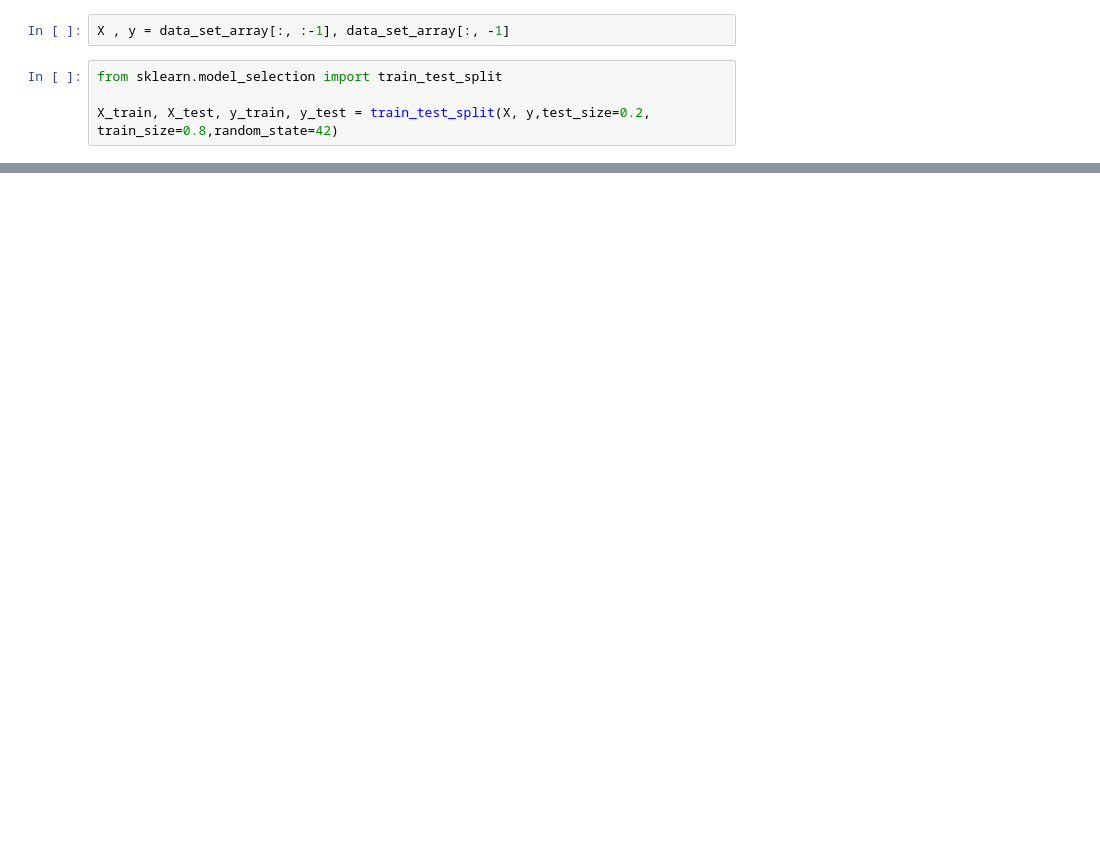
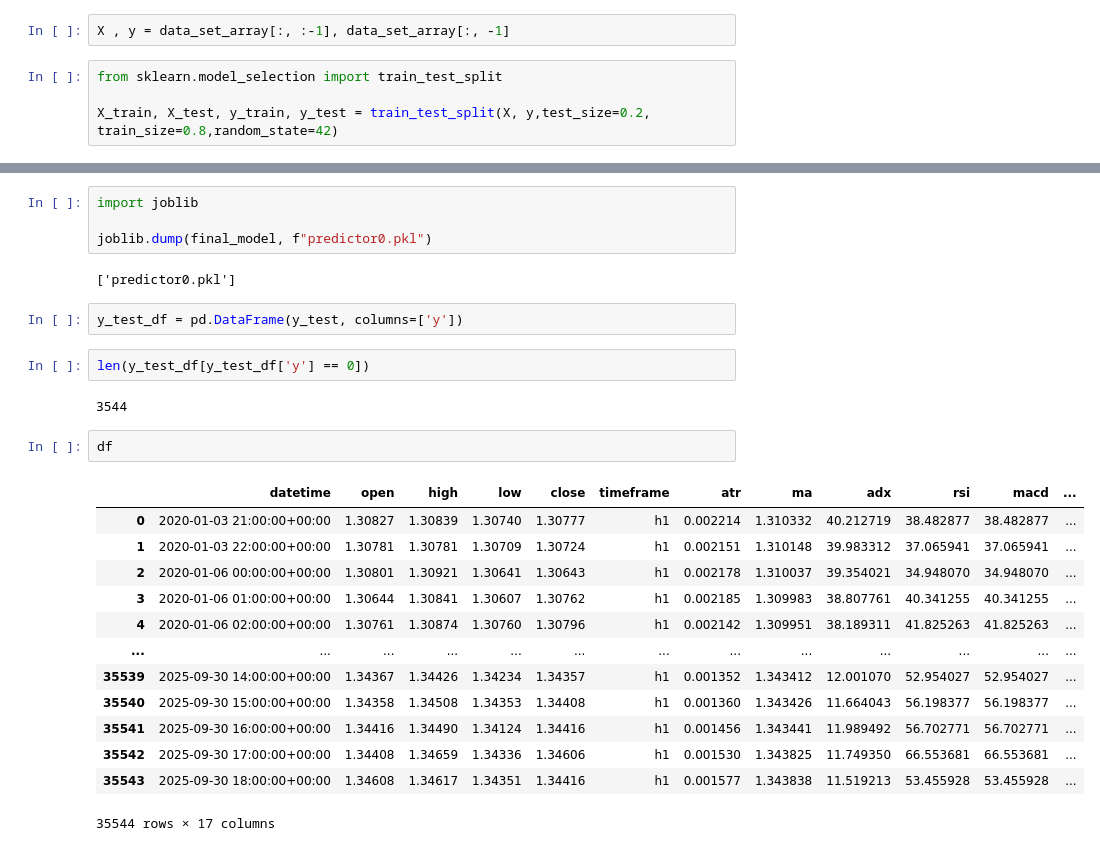
Before and after one commit to s0hei1/data_labs, a Jupyter notebook: financial_markets/0002_predictor_simple/predictor2.ipynb, the cells around one changed output, grey strips where cells are left out. Saved outputs shown, nothing was run; the diff lists cells and outputs as text; blank space fills up the shorter version.

```diff
--- a/financial_markets/0002_predictor_simple/predictor2.ipynb
+++ b/financial_markets/0002_predictor_simple/predictor2.ipynb
@@ -185,0 +320,28 @@ lgbm_classifier = LGBMClassifier(
+# %%
+import joblib
+
+joblib.dump(final_model, f"predictor0.pkl")
+# %% [output]
+['predictor0.pkl']
+# %%
+y_test_df = pd.DataFrame(y_test, columns=['y'])
+# %%
+len(y_test_df[y_test_df['y'] == 0])
+# %% [output]
+3544
+# %%
+df
+# %% [output]
+|  | datetime | open | high | low | close | timeframe | atr | ma | adx | rsi | macd | ... |
+| 0 | 2020-01-03 21:00:00+00:00 | 1.30827 | 1.30839 | 1.30740 | 1.30777 | h1 | 0.002214 | 1.310332 | 40.212719 | 38.482877 | 38.482877 | ... |
+| 1 | 2020-01-03 22:00:00+00:00 | 1.30781 | 1.30781 | 1.30709 | 1.30724 | h1 | 0.002151 | 1.310148 | 39.983312 | 37.065941 | 37.065941 | ... |
+| 2 | 2020-01-06 00:00:00+00:00 | 1.30801 | 1.30921 | 1.30641 | 1.30643 | h1 | 0.002178 | 1.310037 | 39.354021 | 34.948070 | 34.948070 | ... |
+| 3 | 2020-01-06 01:00:00+00:00 | 1.30644 | 1.30841 | 1.30607 | 1.30762 | h1 | 0.002185 | 1.309983 | 38.807761 | 40.341255 | 40.341255 | ... |
+| 4 | 2020-01-06 02:00:00+00:00 | 1.30761 | 1.30874 | 1.30760 | 1.30796 | h1 | 0.002142 | 1.309951 | 38.189311 | 41.825263 | 41.825263 | ... |
+| ... | ... | ... | ... | ... | ... | ... | ... | ... | ... | ... | ... | ... |
+| 35539 | 2025-09-30 14:00:00+00:00 | 1.34367 | 1.34426 | 1.34234 | 1.34357 | h1 | 0.001352 | 1.343412 | 12.001070 | 52.954027 | 52.954027 | ... |
+| 35540 | 2025-09-30 15:00:00+00:00 | 1.34358 | 1.34508 | 1.34353 | 1.34408 | h1 | 0.001360 | 1.343426 | 11.664043 | 56.198377 | 56.198377 | ... |
+| 35541 | 2025-09-30 16:00:00+00:00 | 1.34416 | 1.34490 | 1.34124 | 1.34416 | h1 | 0.001456 | 1.343441 | 11.989492 | 56.702771 | 56.702771 | ... |
+| 35542 | 2025-09-30 17:00:00+00:00 | 1.34408 | 1.34659 | 1.34336 | 1.34606 | h1 | 0.001530 | 1.343825 | 11.749350 | 66.553681 | 66.553681 | ... |
+| 35543 | 2025-09-30 18:00:00+00:00 | 1.34608 | 1.34617 | 1.34351 | 1.34416 | h1 | 0.001577 | 1.343838 | 11.519213 | 53.455928 | 53.455928 | ... |
+35544 rows × 17 columns
```
Also changed, not shown: parts of 18 cells of this notebook, 4 other files.
